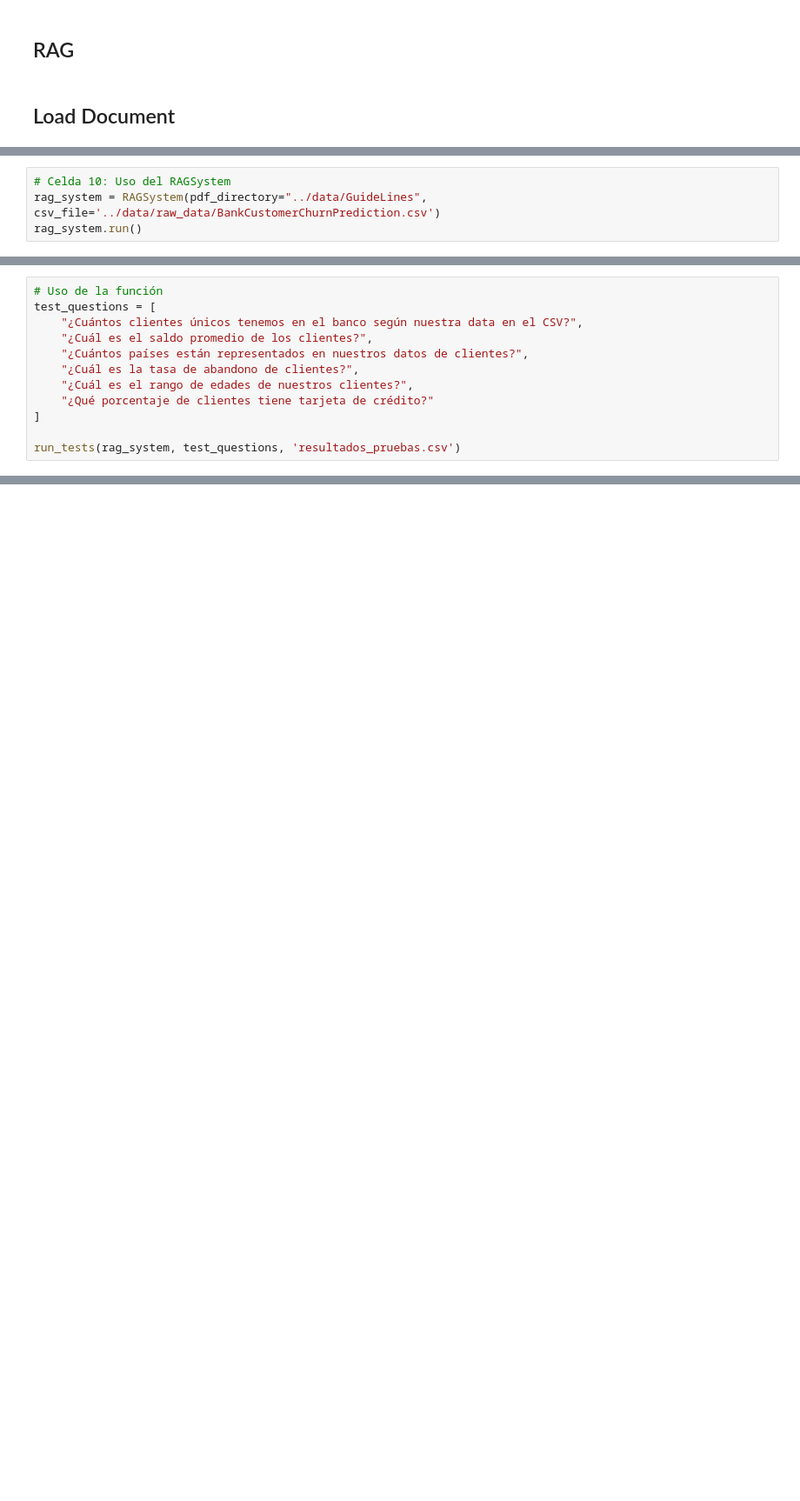
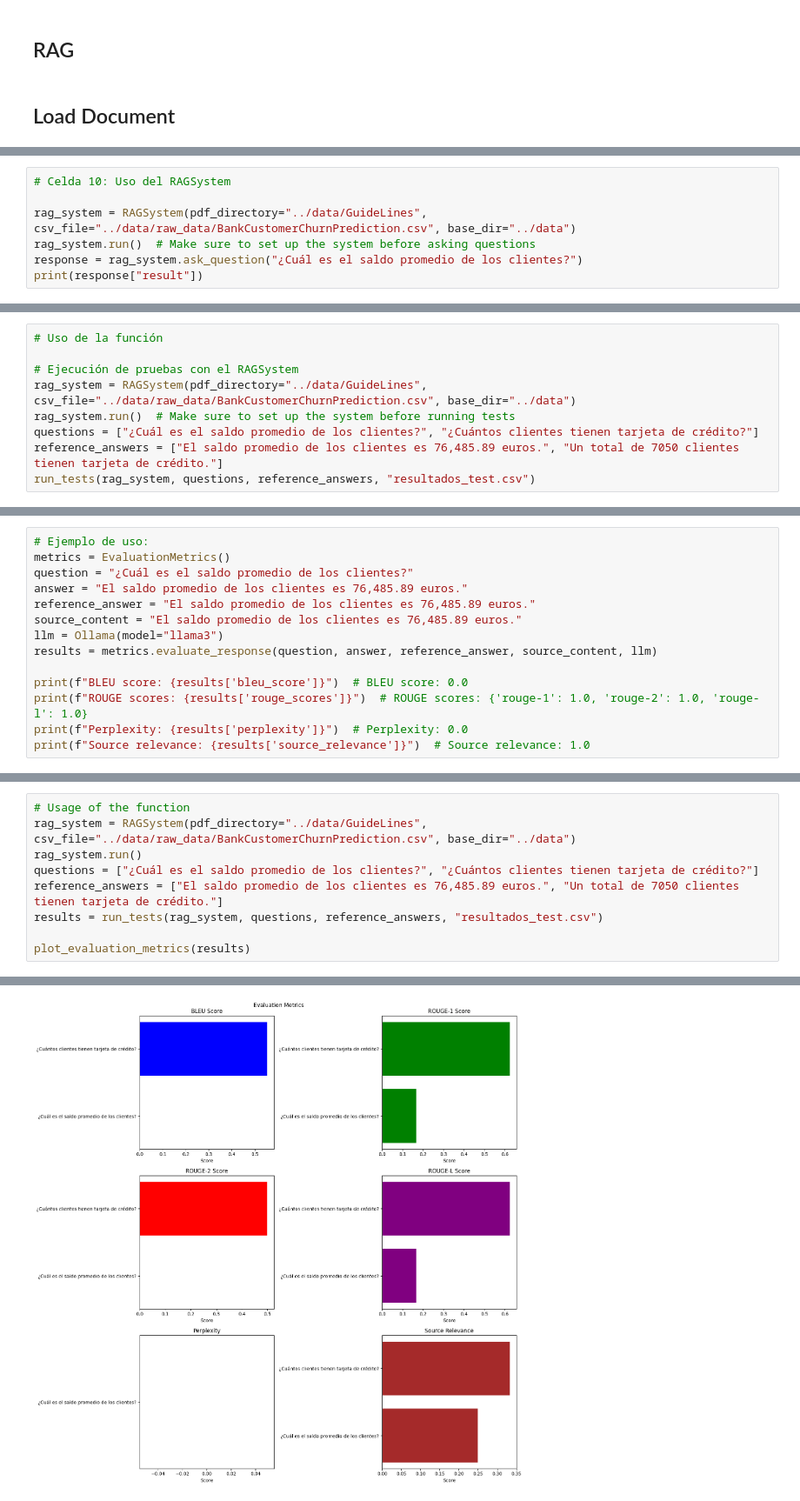
Before and after one commit to infantesromeroadrian/LLM-RAG-Ollama-Bank, a Jupyter notebook: notebooks/demoRAGOllama.ipynb, the cells around one changed output, grey strips where cells are left out. Shown: that part at 87% size. Drawn from its saved outputs; the diff is of its cells as text; blank space fills up the shorter version.

Commit message:
add notebook directory

```diff
--- a/notebooks/demoRAGOllama.ipynb
+++ b/notebooks/demoRAGOllama.ipynb
@@ -266,7 +559,10 @@ class RAGSystem:
         return self.qa_system.ask_question(question)
 # %%
 # Celda 10: Uso del RAGSystem
-rag_system = RAGSystem(pdf_directory="../data/GuideLines", csv_file='../data/raw_data/BankCustomerChurnPrediction.csv')
-rag_system.run()
+
+rag_system = RAGSystem(pdf_directory="../data/GuideLines", csv_file="../data/raw_data/BankCustomerChurnPrediction.csv", base_dir="../data")
+rag_system.run()  # Make sure to set up the system before asking questions
+response = rag_system.ask_question("¿Cuál es el saldo promedio de los clientes?")
+print(response["result"])
 # %% [output]
 Total documents processed: 1004
@@ -325,13 +685,10 @@ def run_tests(rag_system, questions, output_file='test_results.csv'):
 # %%
 # Uso de la función
-test_questions = [
-    "¿Cuántos clientes únicos tenemos en el banco según nuestra data en el CSV?",
-    "¿Cuál es el saldo promedio de los clientes?",
-    "¿Cuántos países están representados en nuestros datos de clientes?",
-    "¿Cuál es la tasa de abandono de clientes?",
-    "¿Cuál es el rango de edades de nuestros clientes?",
-    "¿Qué porcentaje de clientes tiene tarjeta de crédito?"
-]
 
-run_tests(rag_system, test_questions, 'resultados_pruebas.csv')
+# Ejecución de pruebas con el RAGSystem
+rag_system = RAGSystem(pdf_directory="../data/GuideLines", csv_file="../data/raw_data/BankCustomerChurnPrediction.csv", base_dir="../data")
+rag_system.run()  # Make sure to set up the system before running tests
+questions = ["¿Cuál es el saldo promedio de los clientes?", "¿Cuántos clientes tienen tarjeta de crédito?"]
+reference_answers = ["El saldo promedio de los clientes es 76,485.89 euros.", "Un total de 7050 clientes tienen tarjeta de crédito."]
+run_tests(rag_system, questions, reference_answers, "resultados_test.csv")
 # %% [output]
@@ -459,0 +724,14 @@ Error al calcular la perplejidad: 'Ollama' object has no attribute 'get_logprobs
+# %%
+# Ejemplo de uso:
+metrics = EvaluationMetrics()
+question = "¿Cuál es el saldo promedio de los clientes?"
+answer = "El saldo promedio de los clientes es 76,485.89 euros."
+reference_answer = "El saldo promedio de los clientes es 76,485.89 euros."
+source_content = "El saldo promedio de los clientes es 76,485.89 euros."
+llm = Ollama(model="llama3")
+results = metrics.evaluate_response(question, answer, reference_answer, source_content, llm)
+
+print(f"BLEU score: {results['bleu_score']}")  # BLEU score: 0.0
+print(f"ROUGE scores: {results['rouge_scores']}")  # ROUGE scores: {'rouge-1': 1.0, 'rouge-2': 1.0, 'rouge-l': 1.0}
+print(f"Perplexity: {results['perplexity']}")  # Perplexity: 0.0
+print(f"Source relevance: {results['source_relevance']}")  # Source relevance: 1.0
@@ -459,0 +781,10 @@ Error al calcular la perplejidad: 'Ollama' object has no attribute 'get_logprobs
+# %%
+# Usage of the function
+rag_system = RAGSystem(pdf_directory="../data/GuideLines", csv_file="../data/raw_data/BankCustomerChurnPrediction.csv", base_dir="../data")
+rag_system.run()
+questions = ["¿Cuál es el saldo promedio de los clientes?", "¿Cuántos clientes tienen tarjeta de crédito?"]
+reference_answers = ["El saldo promedio de los clientes es 76,485.89 euros.", "Un total de 7050 clientes tienen tarjeta de crédito."]
+results = run_tests(rag_system, questions, reference_answers, "resultados_test.csv")
+
+plot_evaluation_metrics(results)
+# %% [output]
@@ -459,0 +803 @@ Error al calcular la perplejidad: 'Ollama' object has no attribute 'get_logprobs
+[figure, added]
```
Also changed, not shown: parts of 24 cells of this notebook, 1 other file.
